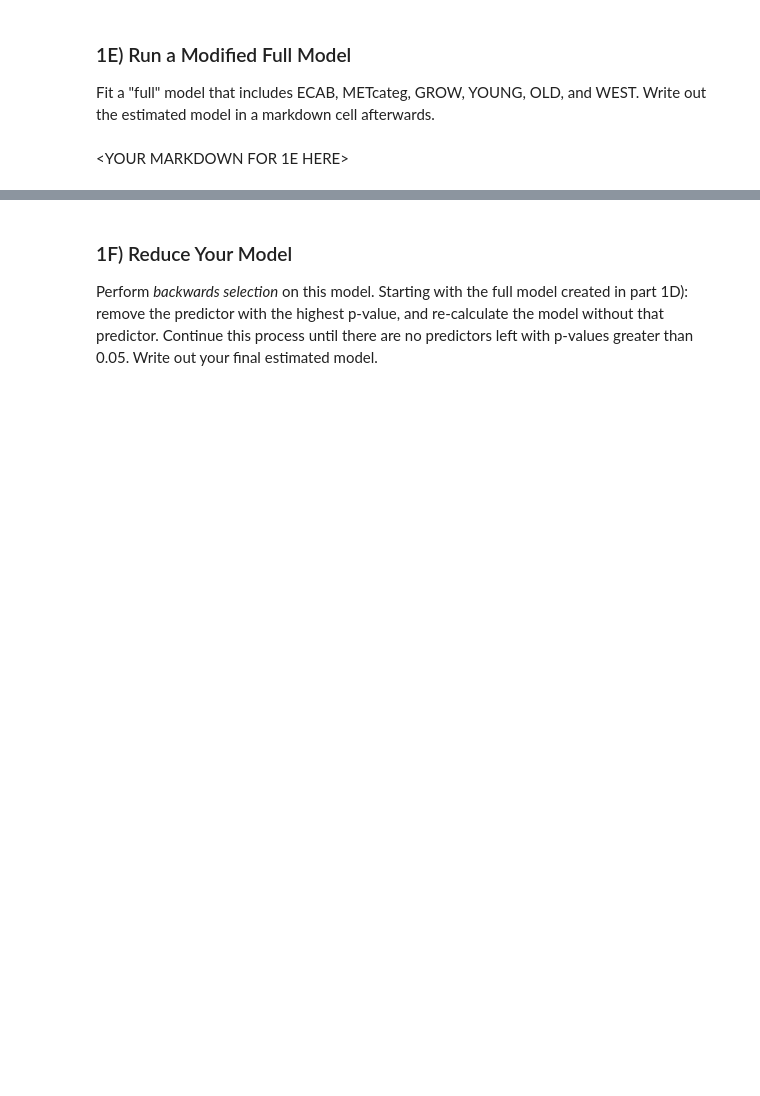
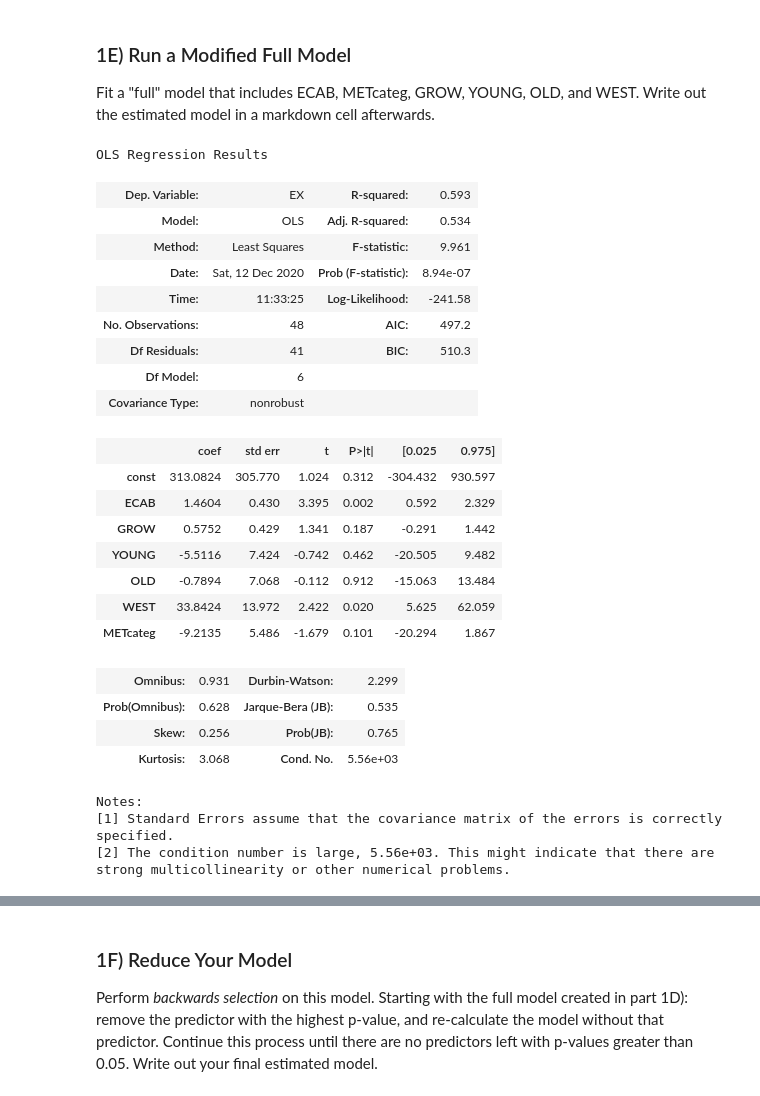
Before and after one commit to willemhscott/CSCI-3022, a Jupyter notebook: notebooks/Practicum2_Fall20.ipynb, the cells around one changed output, grey strips where cells are left out. Saved outputs shown, nothing was run; the diff lists cells and outputs as text; code cells hidden in the pictures; blank space fills up the shorter version.

```diff
--- a/notebooks/Practicum2_Fall20.ipynb
+++ b/notebooks/Practicum2_Fall20.ipynb
@@ -140,2 +172,37 @@ print(model.params)
-# %% [markdown]
-<YOUR MARKDOWN FOR 1E HERE>
+# %%
+X = df[['ECAB', 'GROW', 'YOUNG', 'OLD', 'WEST','METcateg']]
+
+# Add constant to X
+X = sm.add_constant(X)
+
+y = df['EX']
+# Fit OLS model
+modele = sm.OLS(y, X).fit()
+modele.summary()
+# %% [output]
+OLS Regression Results
+| Dep. Variable: | EX | R-squared: | 0.593 |
+| Model: | OLS | Adj. R-squared: | 0.534 |
+| Method: | Least Squares | F-statistic: | 9.961 |
+| Date: | Sat, 12 Dec 2020 | Prob (F-statistic): | 8.94e-07 |
+| Time: | 11:33:25 | Log-Likelihood: | -241.58 |
+| No. Observations: | 48 | AIC: | 497.2 |
+| Df Residuals: | 41 | BIC: | 510.3 |
+| Df Model: | 6 |  |  |
+| Covariance Type: | nonrobust |  |  |
+|  | coef | std err | t | P>|t| | [0.025 | 0.975] |
+| const | 313.0824 | 305.770 | 1.024 | 0.312 | -304.432 | 930.597 |
+| ECAB | 1.4604 | 0.430 | 3.395 | 0.002 | 0.592 | 2.329 |
+| GROW | 0.5752 | 0.429 | 1.341 | 0.187 | -0.291 | 1.442 |
+| YOUNG | -5.5116 | 7.424 | -0.742 | 0.462 | -20.505 | 9.482 |
+| OLD | -0.7894 | 7.068 | -0.112 | 0.912 | -15.063 | 13.484 |
+| WEST | 33.8424 | 13.972 | 2.422 | 0.020 | 5.625 | 62.059 |
+| METcateg | -9.2135 | 5.486 | -1.679 | 0.101 | -20.294 | 1.867 |
+| Omnibus: | 0.931 | Durbin-Watson: | 2.299 |
+| Prob(Omnibus): | 0.628 | Jarque-Bera (JB): | 0.535 |
+| Skew: | 0.256 | Prob(JB): | 0.765 |
+| Kurtosis: | 3.068 | Cond. No. | 5.56e+03 |
+Notes:
+[1] Standard Errors assume that the covariance matrix of the errors is correctly specified.
+[2] The condition number is large, 5.56e+03. This might indicate that there are
+strong multicollinearity or other numerical problems.
```
Also changed, not shown: parts of 25 cells of this notebook, 1 other file.
